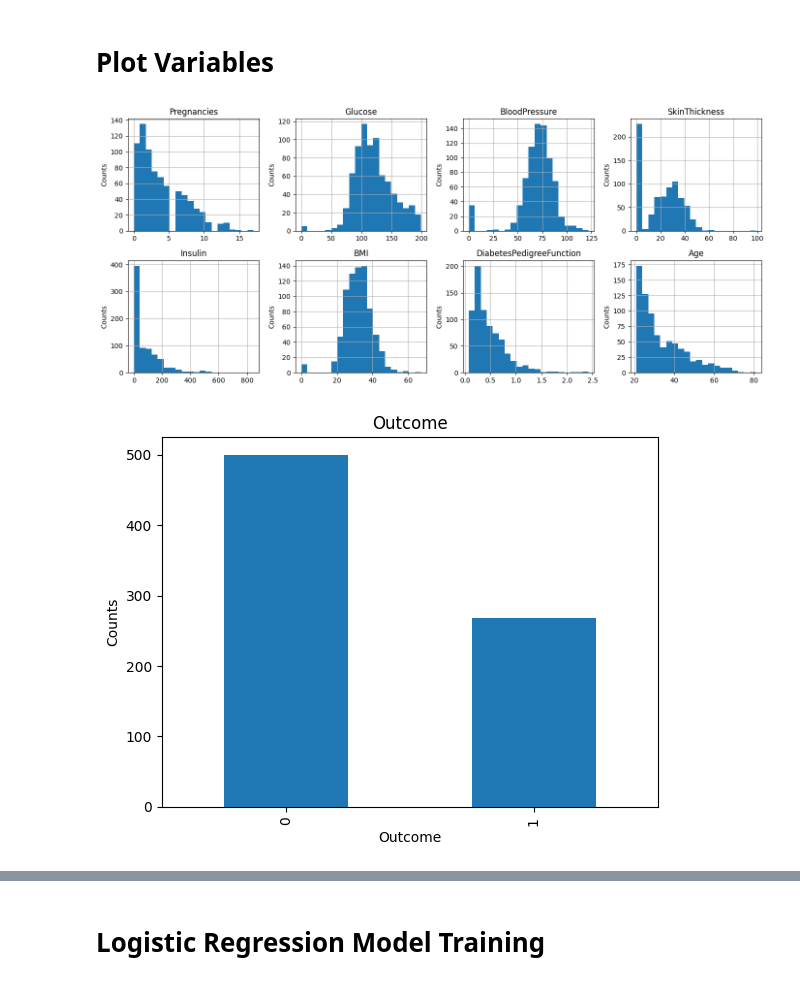
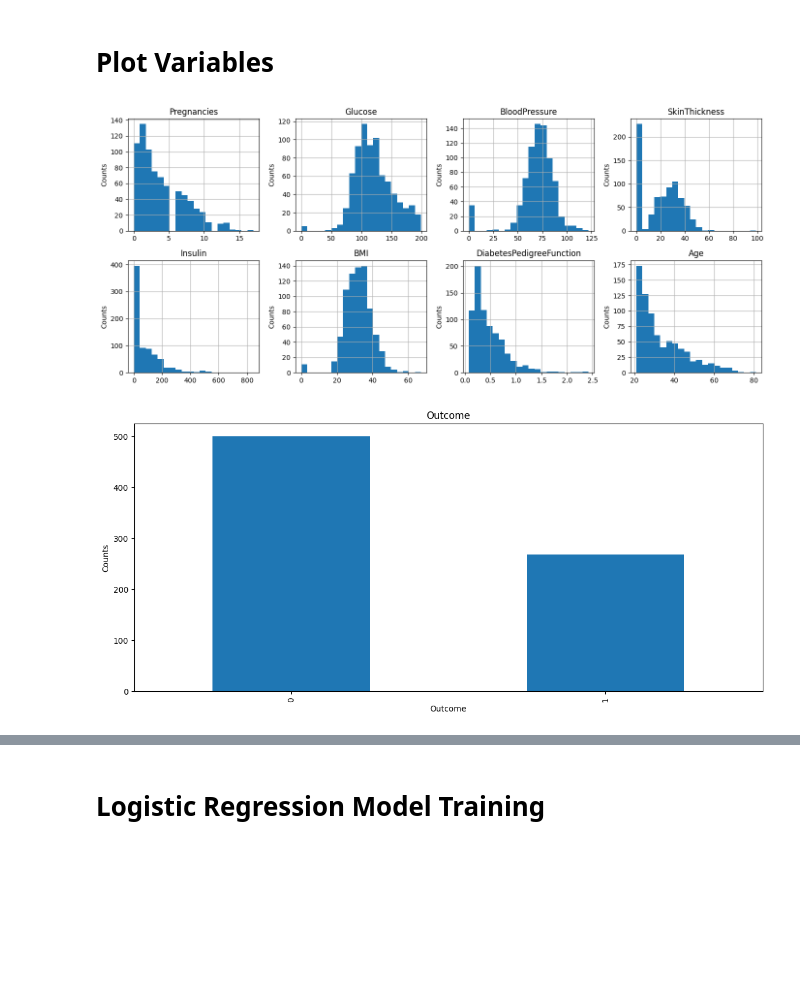
Before and after one commit to vagzikopis/DWS_ML, a Jupyter notebook: Exercise_1/ML Project Template.ipynb, the cells around one changed output, grey strips where cells are left out. Cells and saved outputs as stored; diff of their text form; code cells hidden in the pictures; blank space fills up the shorter version.

```diff
--- a/Exercise_1/ML Project Template.ipynb
+++ b/Exercise_1/ML Project Template.ipynb
@@ -67,34 +67,35 @@ features = [
     "Pregnancies",
     "Glucose",
     "BloodPressure",
     "SkinThickness",
     "Insulin",
     "BMI",
     "DiabetesPedigreeFunction",
     "Age",
 ]
 y = "Outcome"
 df.columns
 
 fix, axes = plt.subplots(2, 4, figsize=(14, 6))
 axes = axes.flatten()
 for i in range(len(features)):
     axes[i].hist(df[features[i]], bins=20)
     axes[i].set_title(features[i])
     axes[i].set_ylabel("Counts")
     axes[i].grid()
 
 plt.tight_layout()
 plt.show()
 
 # Count values in 'Outcome' column
+plt.figure(figsize=(14, 6))
 df["Outcome"].value_counts().plot(kind="bar")
 plt.ylabel("Counts")
 plt.title("Outcome")
 plt.show()
 # %% [output]
 [figure]
-[figure, old version]
+[figure, new version]
 # %% [markdown]
 ### Ερώτηση 2
 Αρχικά, παρατηρούμε ότι δεν έχουμε missing values για κανενα απο τα διαθεσιμα features.
```
Also changed, not shown: parts of 4 cells of this notebook.
